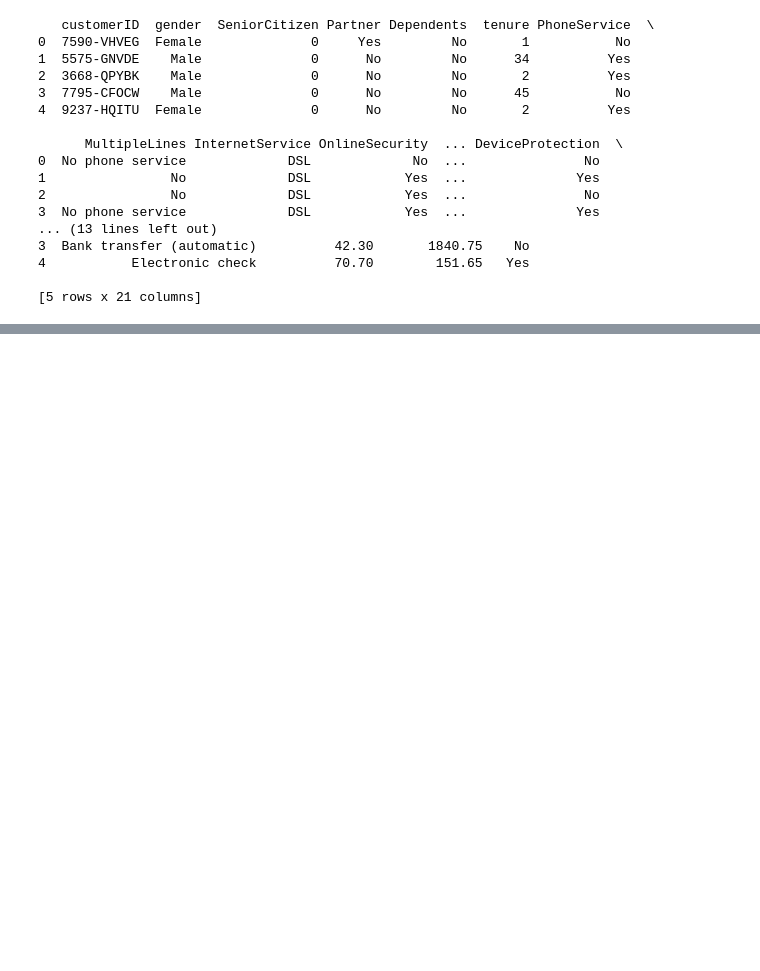
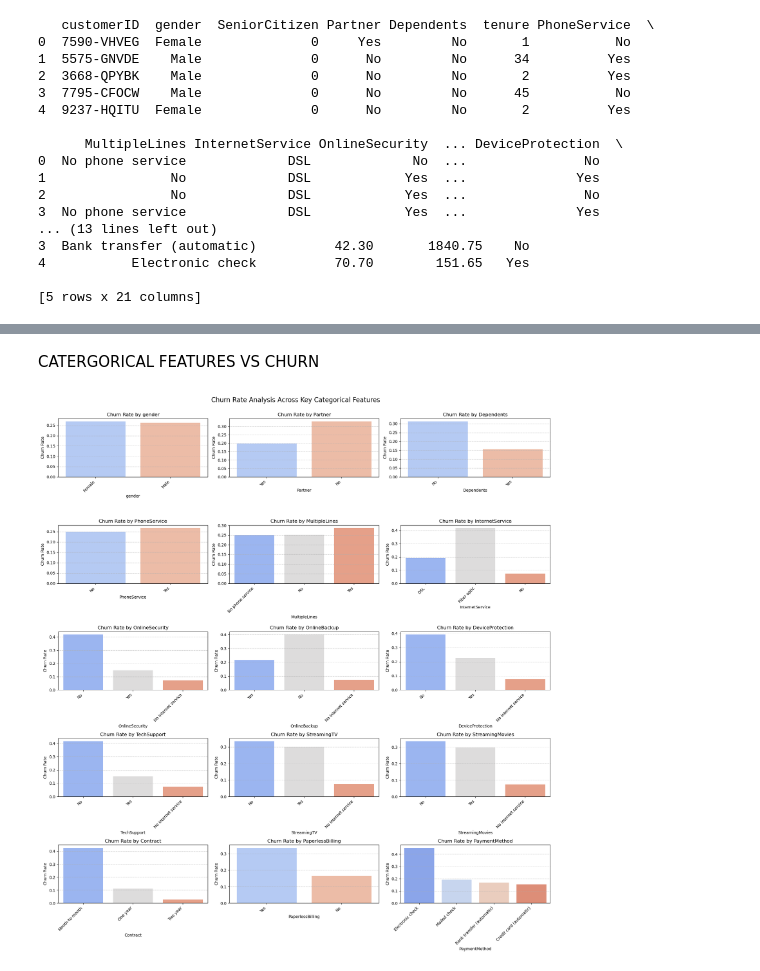
Before and after one commit to Anandu231/telecomchurn-prediction, a Jupyter notebook: TabNet_Churn_Prediction.ipynb, the cells around one changed output, grey strips where cells are left out. Drawn from its saved outputs; the diff is of its cells as text; code cells hidden in the pictures; blank space fills up the shorter version.

```diff
--- a/TabNet_Churn_Prediction.ipynb
+++ b/TabNet_Churn_Prediction.ipynb
@@ -41,0 +89,38 @@ print(df.head()) # [cite: 2, 3, 4, 5, 6, 7, 8, 9, 10, 11, 12]
+# %% [markdown]
+CATERGORICAL FEATURES VS CHURN
+# %%
+
+
+# Select some key categorical features from your original df
+categorical_features_for_plot = [
+    'gender', 'Partner', 'Dependents', 'PhoneService', 'MultipleLines',
+    'InternetService', 'OnlineSecurity', 'OnlineBackup', 'DeviceProtection',
+    'TechSupport', 'StreamingTV', 'StreamingMovies', 'Contract',
+    'PaperlessBilling', 'PaymentMethod'
+]
+
+plt.figure(figsize=(18, 20))
+
+for i, feature in enumerate(categorical_features_for_plot):
+    if feature in df.columns:
+        plt.subplot(5, 3, i + 1)
+        sns.barplot(
+            data=df,
+            x=feature,
+            y=y,
+            errorbar=None,
+            palette='coolwarm'
+        )
+        plt.title(f'Churn Rate by {feature}', fontsize=12)
+        plt.xlabel(feature, fontsize=10)
+        plt.ylabel('Churn Rate', fontsize=10)
+        plt.xticks(rotation=45, ha='right')
+        plt.grid(axis='y', linestyle='--', alpha=0.7)
+    else:
+        print(f"Warning: Feature '{feature}' not found in DataFrame 'df'. Skipping plot.")
+
+plt.tight_layout(rect=[0, 0.03, 1, 0.98]) # Adjust layout
+plt.suptitle('Churn Rate Analysis Across Key Categorical Features', fontsize=16, y=1.0)
+plt.show()
+# %% [output]
+[figure, added]
```
Also changed, not shown: parts of 19 cells of this notebook.
